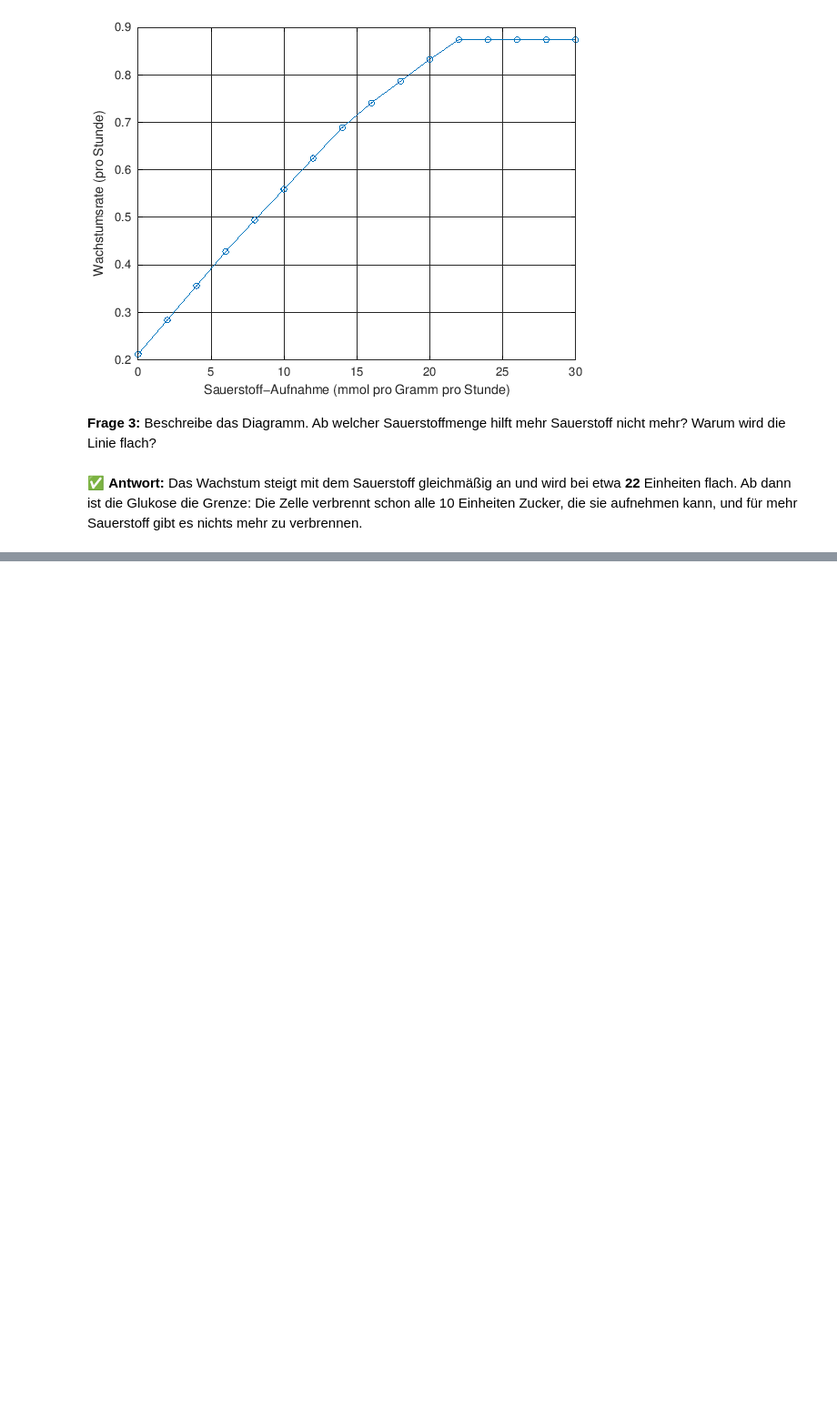
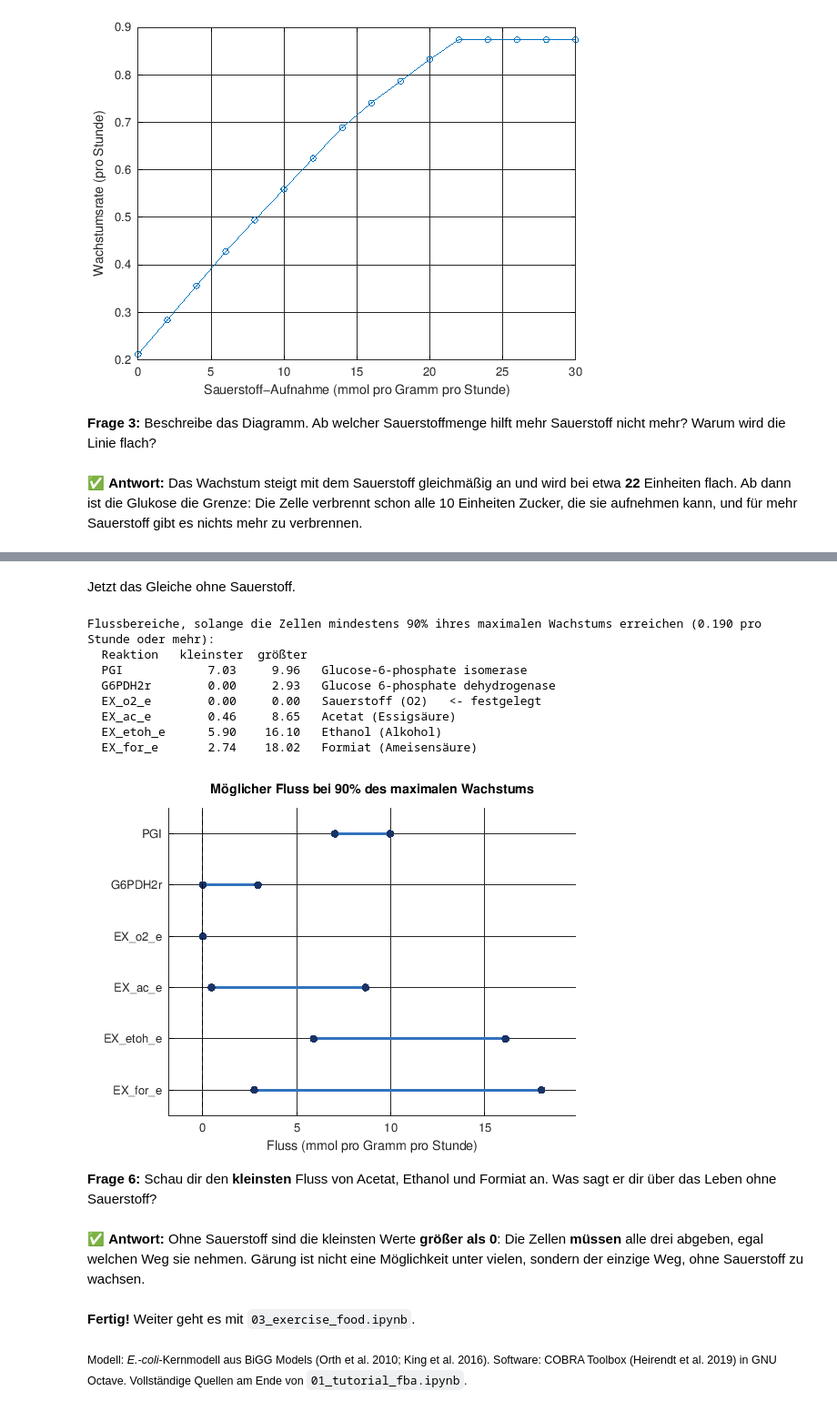
Before and after one commit to Waterkers/flux-analysis-intro, a Jupyter notebook: teacher/solutions/de/02_exercise_oxygen.ipynb, the cells around one changed output, grey strips where cells are left out. Shown at 91% size. Cells and saved outputs as stored; diff of their text form; code cells hidden in the pictures; blank space fills up the shorter version.

```diff
--- a/teacher/solutions/de/02_exercise_oxygen.ipynb
+++ b/teacher/solutions/de/02_exercise_oxygen.ipynb
@@ -90,0 +127,22 @@ grid on
+# %% [markdown]
+Jetzt das Gleiche ohne Sauerstoff.
+# %%
+showFluxRange(model_no_air, 90, reactions);
+# %% [output]
+Flussbereiche, solange die Zellen mindestens 90% ihres maximalen Wachstums erreichen (0.190 pro Stunde oder mehr):
+  Reaktion   kleinster  größter
+  PGI            7.03     9.96   Glucose-6-phosphate isomerase
+  G6PDH2r        0.00     2.93   Glucose 6-phosphate dehydrogenase
+  EX_o2_e        0.00     0.00   Sauerstoff (O2)   <- festgelegt
+  EX_ac_e        0.46     8.65   Acetat (Essigsäure)
+  EX_etoh_e      5.90    16.10   Ethanol (Alkohol)
+  EX_for_e       2.74    18.02   Formiat (Ameisensäure)
+[figure, added]
+# %% [markdown]
+**Frage 6:** Schau dir den **kleinsten** Fluss von Acetat, Ethanol und Formiat an. Was sagt er dir über das Leben ohne Sauerstoff?
+# %% [markdown]
+✅ **Antwort:** Ohne Sauerstoff sind die kleinsten Werte **größer als 0**: Die Zellen **müssen** alle drei abgeben, egal welchen Weg sie nehmen. Gärung ist nicht eine Möglichkeit unter vielen, sondern der einzige Weg, ohne Sauerstoff zu wachsen.
+# %% [markdown]
+**Fertig!** Weiter geht es mit `03_exercise_food.ipynb`.
+# %% [markdown]
+<small>Modell: *E.-coli*-Kernmodell aus BiGG Models (Orth et al. 2010; King et al. 2016). Software: COBRA Toolbox (Heirendt et al. 2019) in GNU Octave. Vollständige Quellen am Ende von `01_tutorial_fba.ipynb`.</small>
```
Also changed, not shown: parts of 9 cells of this notebook, 16 other files.
